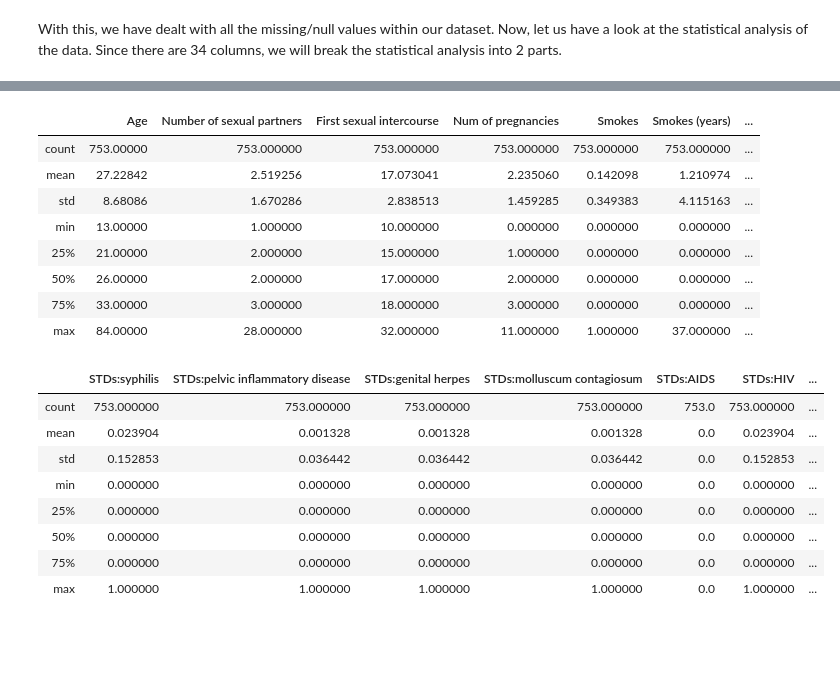
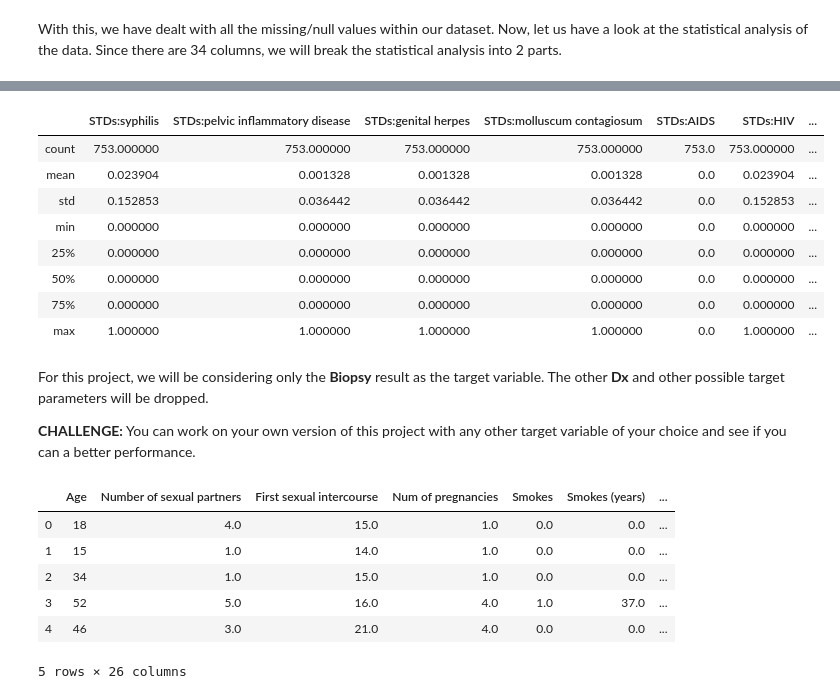
Before and after one commit to GDGCVITBHOPAL/Machine-Learning-Projects, a Jupyter notebook: Cervical-Cancer-Risk/cervicalCancer-ML.ipynb, the cells around one changed output, grey strips where cells are left out. Saved outputs shown, nothing was run; the diff lists cells and outputs as text; code cells hidden in the pictures; blank space fills up the shorter version.

```diff
--- a/Cervical-Cancer-Risk/cervicalCancer-ML.ipynb
+++ b/Cervical-Cancer-Risk/cervicalCancer-ML.ipynb
@@ -119,24 +135,28 @@ With this, we have dealt with all the missing/null values within our dataset. No
 # %%
-data_cleaned.iloc[:, :17].describe()
+data_cleaned.iloc[:, 17:].describe() # last 17 columns' statistical analysis
 # %% [output]
-|  | Age | Number of sexual partners | First sexual intercourse | Num of pregnancies | Smokes | Smokes (years) | ... |
-| count | 753.00000 | 753.000000 | 753.000000 | 753.000000 | 753.000000 | 753.000000 | ... |
-| mean | 27.22842 | 2.519256 | 17.073041 | 2.235060 | 0.142098 | 1.210974 | ... |
-| std | 8.68086 | 1.670286 | 2.838513 | 1.459285 | 0.349383 | 4.115163 | ... |
-| min | 13.00000 | 1.000000 | 10.000000 | 0.000000 | 0.000000 | 0.000000 | ... |
-| 25% | 21.00000 | 2.000000 | 15.000000 | 1.000000 | 0.000000 | 0.000000 | ... |
-| 50% | 26.00000 | 2.000000 | 17.000000 | 2.000000 | 0.000000 | 0.000000 | ... |
-| 75% | 33.00000 | 3.000000 | 18.000000 | 3.000000 | 0.000000 | 0.000000 | ... |
-| max | 84.00000 | 28.000000 | 32.000000 | 11.000000 | 1.000000 | 37.000000 | ... |
+|  | STDs:syphilis | STDs:pelvic inflammatory disease | STDs:genital herpes | STDs:molluscum contagiosum | STDs:AIDS | STDs:HIV | ... |
+| count | 753.000000 | 753.000000 | 753.000000 | 753.000000 | 753.0 | 753.000000 | ... |
+| mean | 0.023904 | 0.001328 | 0.001328 | 0.001328 | 0.0 | 0.023904 | ... |
+| std | 0.152853 | 0.036442 | 0.036442 | 0.036442 | 0.0 | 0.152853 | ... |
+| min | 0.000000 | 0.000000 | 0.000000 | 0.000000 | 0.0 | 0.000000 | ... |
+| 25% | 0.000000 | 0.000000 | 0.000000 | 0.000000 | 0.0 | 0.000000 | ... |
+| 50% | 0.000000 | 0.000000 | 0.000000 | 0.000000 | 0.0 | 0.000000 | ... |
+| 75% | 0.000000 | 0.000000 | 0.000000 | 0.000000 | 0.0 | 0.000000 | ... |
+| max | 1.000000 | 1.000000 | 1.000000 | 1.000000 | 0.0 | 1.000000 | ... |
-# %%
-data_cleaned.iloc[:, 17:].describe()
-# %% [output]
-|  | STDs:syphilis | STDs:pelvic inflammatory disease | STDs:genital herpes | STDs:molluscum contagiosum | STDs:AIDS | STDs:HIV | ... |
-| count | 753.000000 | 753.000000 | 753.000000 | 753.000000 | 753.0 | 753.000000 | ... |
-| mean | 0.023904 | 0.001328 | 0.001328 | 0.001328 | 0.0 | 0.023904 | ... |
-| std | 0.152853 | 0.036442 | 0.036442 | 0.036442 | 0.0 | 0.152853 | ... |
-| min | 0.000000 | 0.000000 | 0.000000 | 0.000000 | 0.0 | 0.000000 | ... |
-| 25% | 0.000000 | 0.000000 | 0.000000 | 0.000000 | 0.0 | 0.000000 | ... |
-| 50% | 0.000000 | 0.000000 | 0.000000 | 0.000000 | 0.0 | 0.000000 | ... |
-| 75% | 0.000000 | 0.000000 | 0.000000 | 0.000000 | 0.0 | 0.000000 | ... |
-| max | 1.000000 | 1.000000 | 1.000000 | 1.000000 | 0.0 | 1.000000 | ... |
+# %% [markdown]
+For this project, we will be considering only the __Biopsy__ result as the target variable. The other __Dx__ and other possible target parameters will be dropped.
+
+__CHALLENGE:__ You can work on your own version of this project with any other target variable of your choice and see if you can a better performance.
+# %%
+# dropping unnecessary columns
+data_cleaned.drop(columns=['STDs: Number of diagnosis', 'Dx:Cancer', 'Dx:CIN', 'Dx:HPV', 'Dx', 'Hinselmann', 'Schiller', 'Citology'], inplace=True)
+data_cleaned.head()
+# %% [output]
+|  | Age | Number of sexual partners | First sexual intercourse | Num of pregnancies | Smokes | Smokes (years) | ... |
+| 0 | 18 | 4.0 | 15.0 | 1.0 | 0.0 | 0.0 | ... |
+| 1 | 15 | 1.0 | 14.0 | 1.0 | 0.0 | 0.0 | ... |
+| 2 | 34 | 1.0 | 15.0 | 1.0 | 0.0 | 0.0 | ... |
+| 3 | 52 | 5.0 | 16.0 | 4.0 | 1.0 | 37.0 | ... |
+| 4 | 46 | 3.0 | 21.0 | 4.0 | 0.0 | 0.0 | ... |
+5 rows × 26 columns
```
Also changed, not shown: parts of 13 cells of this notebook.
